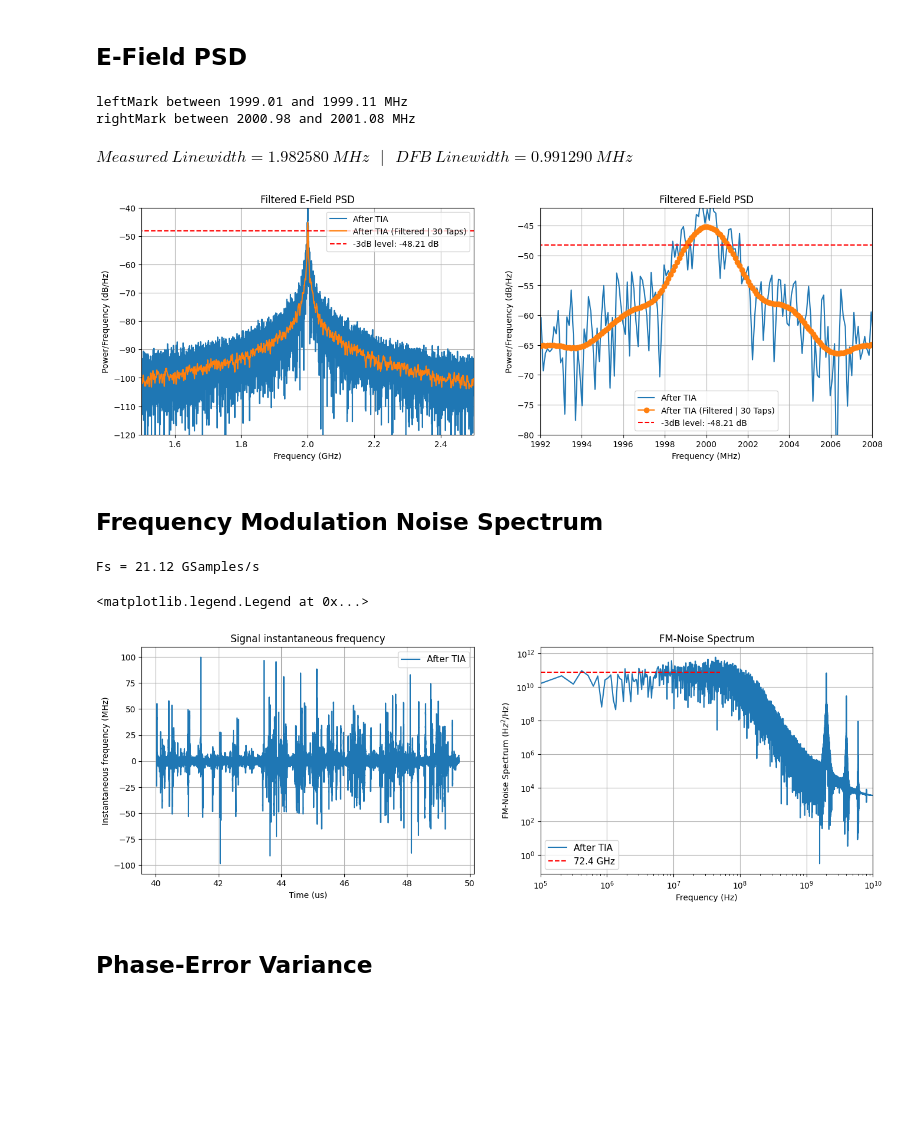
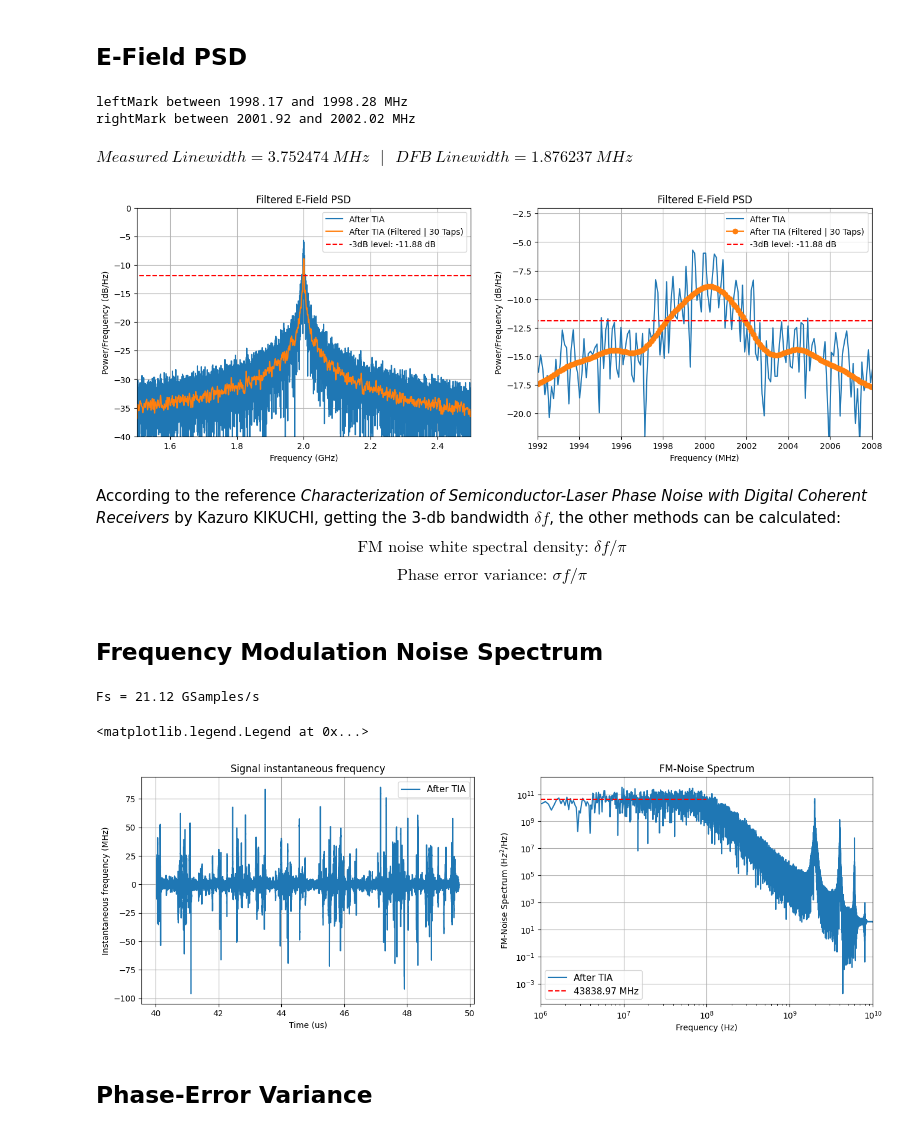
Before and after one commit to CaioRodrigues200/Laser-Study, a Jupyter notebook: Projects/Delayed_Self_Heterodyne/LorentzTesting.ipynb, the cells around one changed output. Drawn from its saved outputs; the diff is of its cells as text; code cells hidden in the pictures; blank space fills up the shorter version.

```diff
--- a/Projects/Delayed_Self_Heterodyne/LorentzTesting.ipynb
+++ b/Projects/Delayed_Self_Heterodyne/LorentzTesting.ipynb
@@ -173,13 +174,13 @@ fig.set_figheight(5)
 fig.set_figwidth(16)
 
 cutLims = [1.45e9,2.55e9]
-freq, spectrum = get_spectrum(FilteredIPd, Fs=Fs, Fc=0, xunits='hz',sides='onesided')
+spectrum, freq = mlab.magnitude_spectrum(FilteredIPd, Fs=Fs, window=mlab.window_none,sides='onesided')
 
 initFreq = int(cutLims[0]/freq[-1]*len(freq))
 endFreq = int(cutLims[1]/freq[-1]*len(freq))
 
 freq = freq[initFreq:endFreq]
-spectrum = spectrum[initFreq:endFreq]
+spectrum =  10*np.log10(1e3*spectrum[initFreq:endFreq])
 
 # Filter spectrum
 Ntaps = 30
@@ -189,39 +190,43 @@ FilteredSpec = firFilter(b, spectrum)
 ax[0].plot(freq*1e-9,spectrum, label='After TIA')
 ax[0].plot(freq*1e-9,FilteredSpec, label=f'After TIA (Filtered | {Ntaps} Taps)')
 ax[0].hlines(np.max(FilteredSpec)-3,xmin=cutLims[0]*1e-9, xmax=cutLims[1]*1e-9, color='red', linestyle='--', label=f'-3dB level: {np.round(np.max(FilteredSpec)-3,2)} dB')
 ax[0].set_xlabel('Frequency (GHz)')
 ax[0].set_ylabel('Power/Frequency (dB/Hz)')
 ax[0].set_xlim(1.5,2.5)
-ax[0].set_ylim(-120,-40)
+ax[0].set_ylim(-40,0)
 ax[0].set_title(f'Filtered E-Field PSD')
 ax[0].grid()
 ax[0].legend(fontsize=10)
 
 ax[1].plot(freq*1e-6,spectrum, label='After TIA')
 ax[1].plot(freq*1e-6,FilteredSpec,'-o', label=f'After TIA (Filtered | {Ntaps} Taps)')
 ax[1].hlines(np.max(FilteredSpec)-3,xmin=cutLims[0]*1e-6, xmax=cutLims[1]*1e-6, color='red', linestyle='--', label=f'-3dB level: {np.round(np.max(FilteredSpec)-3,2)} dB')
 ax[1].set_xlabel('Frequency (MHz)')
 ax[1].set_ylabel('Power/Frequency (dB/Hz)')
 ax[1].set_xlim(2000 - 8 , 2000 + 8)
-ax[1].set_ylim(-80,-42)
+ax[1].set_ylim(-22,-2)
 ax[1].set_title(f'Filtered E-Field PSD')
 ax[1].grid()
 ax[1].legend(fontsize=10)
 
 for i in range(len(FilteredSpec)-1):
     if FilteredSpec[i+1] > np.max(FilteredSpec)-3 and FilteredSpec[i] < np.max(FilteredSpec)-3:
         print(f'leftMark between {np.round(freq[i]*1e-6,2)} and {np.round(freq[i+1]*1e-6,2)} MHz')
         leftMark = (np.max(FilteredSpec)-3-FilteredSpec[i])/(FilteredSpec[i+1]-FilteredSpec[i]) * (freq[i+1]-freq[i]) + freq[i]
     elif FilteredSpec[i+1] < np.max(FilteredSpec)-3 and FilteredSpec[i] > np.max(FilteredSpec)-3:
         print(f'rightMark between {np.round(freq[i]*1e-6,2)} and {np.round(freq[i+1]*1e-6,2)} MHz')
         rightMark = (np.max(FilteredSpec)-3-FilteredSpec[i])/(FilteredSpec[i+1]-FilteredSpec[i]) * (freq[i+1]-freq[i]) + freq[i]
 
 display(Math('Measured~Linewidth = %5.6f~MHz~~~|~~~DFB~Linewidth = %5.6f~MHz' %(rightMark*1e-6-leftMark*1e-6 , (rightMark*1e-6-leftMark*1e-6)/2 )))
 # %% [output]
-leftMark between 1999.01 and 1999.11 MHz
-rightMark between 2000.98 and 2001.08 MHz
+leftMark between 1998.17 and 1998.28 MHz
+rightMark between 2001.92 and 2002.02 MHz
-$\displaystyle Measured~Linewidth = 1.982580~MHz~~~|~~~DFB~Linewidth = 0.991290~MHz$
+$\displaystyle Measured~Linewidth = 3.752474~MHz~~~|~~~DFB~Linewidth = 1.876237~MHz$
-[figure, old version]
+[figure, new version]
+# %% [markdown]
+According to the reference *Characterization of Semiconductor-Laser Phase Noise with Digital Coherent Receivers* by Kazuro KIKUCHI, getting the 3-db bandwidth $\delta f$, the other methods can be calculated:
+$$\text{FM noise white spectral density: }  \delta f / \pi$$
+$$\text{Phase error variance: }  \sigma f / \pi$$
 # %% [markdown]
 ## Frequency Modulation Noise Spectrum
 # %%
@@ -236,7 +241,8 @@ fig.set_figwidth(16)
 
 StTime = np.min(timeArray*1e6) # Starting time post delay
 
-freq, spectrum = get_spectrum(instFreq[200:], Fs=Fs, Fc=0, xunits='hz', yunits='hz',sides='onesided')
+spectrum, freq = mlab.magnitude_spectrum(instFreq[200:], Fs=Fs, window=mlab.window_none,sides='onesided')
+spectrum = spectrum*np.conj(spectrum)
 
 ax[0].plot(timeArray[200:]*1e6,instFreq[200:]*1e-6, label='After TIA')
 ax[0].set_xlabel('Time (us)')
@@ -246,26 +252,26 @@ ax[0].set_title(f'Signal instantaneous frequency')
 ax[0].grid()
 ax[0].legend(fontsize=11)
 
-cutLims = [1e5,5e7]
+cutLims = [1e6,1e8]
 initFreq = int(cutLims[0]/freq[-1]*len(freq))
 endFreq = int(cutLims[1]/freq[-1]*len(freq))
 Measurefreq = freq[initFreq:endFreq]
 Measurespectrum = spectrum[initFreq:endFreq]
 
 ax[1].plot(freq,spectrum, label='After TIA')
-ax[1].hlines(np.mean(Measurespectrum),xmin=cutLims[0], xmax=cutLims[1], color='red', linestyle='--', label=f'{np.round(np.mean(Measurespectrum)*1e-9,2)} GHz')
+ax[1].hlines(np.mean(Measurespectrum),xmin=cutLims[0], xmax=cutLims[1], color='red', linestyle='--', label=f'{np.round(np.mean(Measurespectrum)*1e-6,2)} MHz')
 ax[1].set_xscale('log')
 ax[1].set_yscale('log')
 ax[1].set_xlabel('Frequency (Hz)')
 ax[1].set_ylabel('FM-Noise Spectrum (H$z^2$/Hz)')
-ax[1].set_xlim(1e5 , 1e10)
+ax[1].set_xlim(1e6 , 1e10)
 ax[1].set_title(f'FM-Noise Spectrum')
 ax[1].grid()
 ax[1].legend(fontsize=11)
 # %% [output]
 Fs = 21.12 GSamples/s
 <matplotlib.legend.Legend at 0x...>
-[figure, old version]
+[figure, new version]
 # %% [markdown]
 ## Phase-Error Variance
 # %%
```
Also changed, not shown: parts of 3 cells of this notebook, 1 other file.
